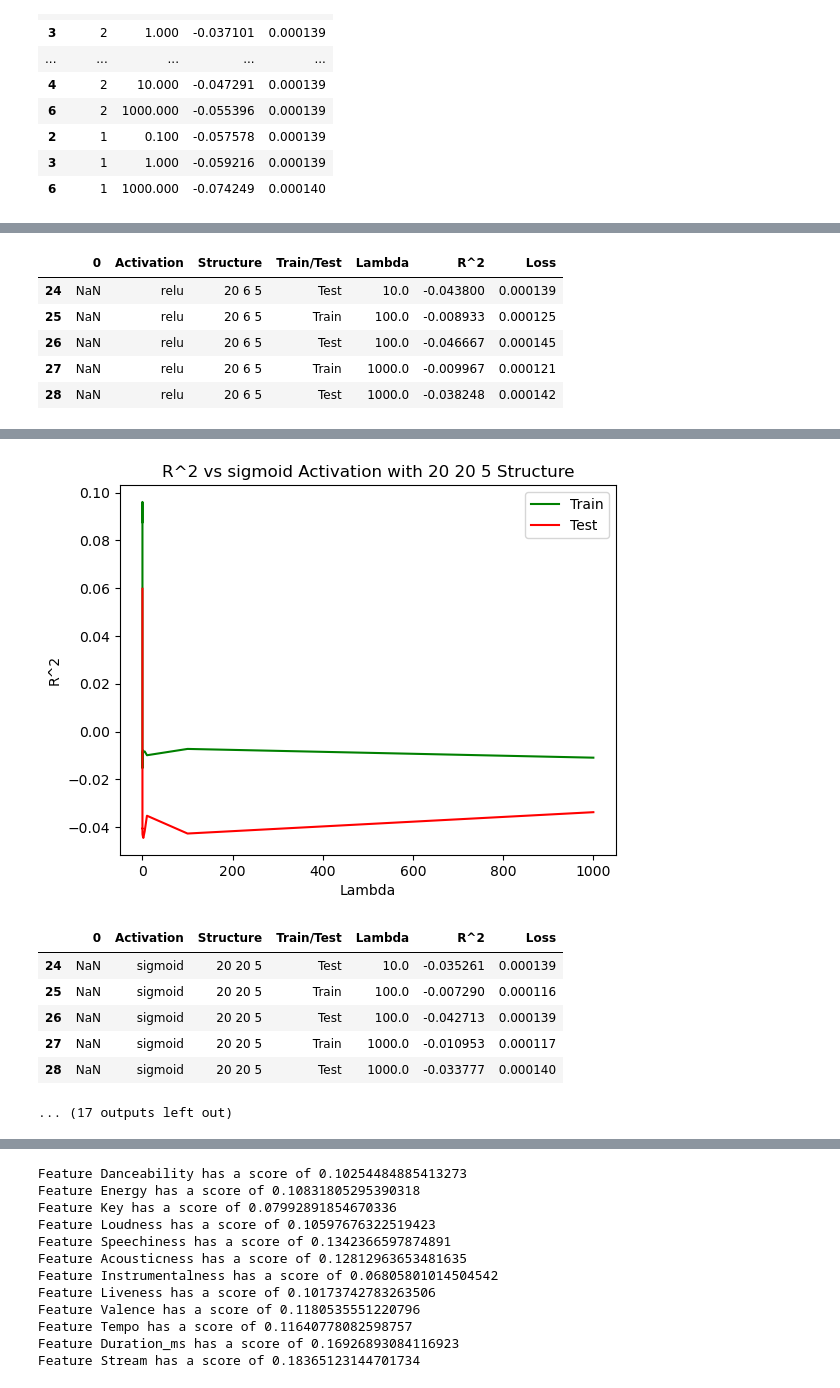
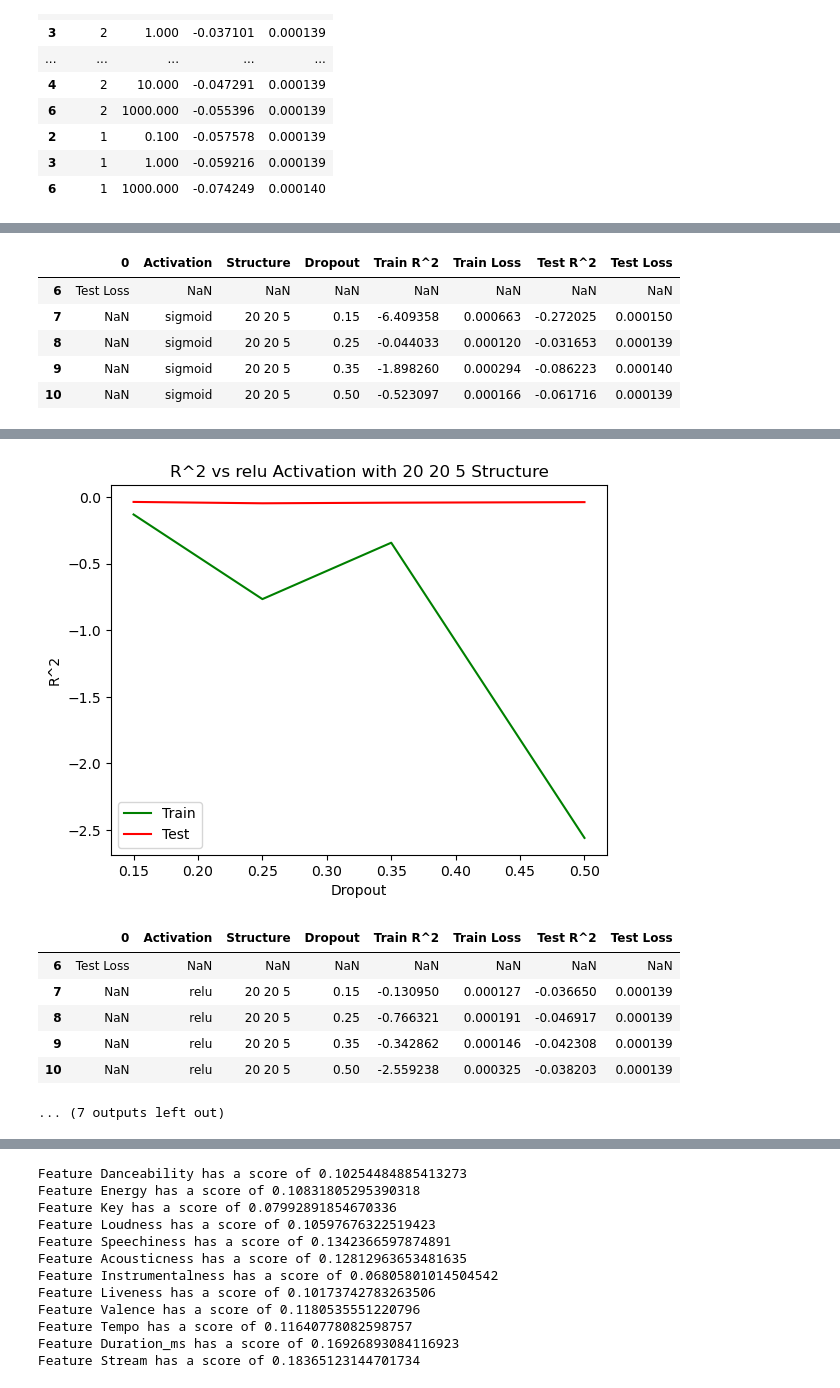
Before and after one commit to NickyDCFP/Machine-Learning-4563-Final-Project, a Jupyter notebook: keras.ipynb, the cells around one changed output, grey strips where cells are left out. Cells and saved outputs as stored; diff of their text form; code cells hidden in the pictures.

```diff
--- a/keras.ipynb
+++ b/keras.ipynb
@@ -369,13 +369,16 @@ display(results)
 # %%
 
 def test_structure(struct, activation, results):
-    res = pd.DataFrame(['Activation', 'Train/Test', 'Lambda', 'R^2', 'Loss'])
-    lambdas = [0, 1e-7, 1e-6, 1e-3, 0.01, 0.1, 1, 2, 5, 10, 100, 1000]
-    for l2 in lambdas:
+    res = pd.DataFrame(['Activation', 'Structure', 'Dropout', 'Train R^2', 'Train Loss', 'Test R^2', 'Test Loss'])
+    amts = [0.15, 0.25, 0.35, 0.5]
+    for amt in amts:
         model = keras.Sequential([
-        Dense(struct[0], activation=activation, kernel_regularizer=regularizers.l2(l2), input_shape=(X_train_scaled.shape[1], )),
-        Dense(struct[1], activation=activation, kernel_regularizer=regularizers.l2(l2)),
-        Dense(struct[2], activation=activation, kernel_regularizer=regularizers.l2(l2)),
+        Dense(struct[0], activation=activation, input_shape=(X_train_scaled.shape[1], )),
+        Dropout(amt),
+        Dense(struct[1], activation=activation),
+        Dropout(amt),
+        Dense(struct[2], activation=activation),
+        Dropout(amt),
         Dense(1)])
         optimizer = Adam(learning_rate=0.0001) # Tried out 0.01 learning rate, not much different. 0.001 is the default. Lowering learning rate gives steady descent, nice
         model.compile(optimizer=optimizer, loss='mean_squared_error', metrics=[r2])
@@ -383,41 +386,32 @@ def test_structure(struct, activation, results):
                     epochs=150,
                     batch_size=150,
                     verbose=0)
-        loss, r_2 = fit.history['loss'][-1], fit.history['r2'][-1]
+        train_loss, train_r_2 = fit.history['loss'][-1], fit.history['r2'][-1]
+        test_loss, test_r_2 = model.evaluate(X_test_scaled, y_test)
         res = pd.concat([res, pd.DataFrame({
             'Activation': activation,
             'Structure': " ".join(str(x) for x in struct),
-            'Train/Test': 'Train',
-            'Lambda': l2,
-            'R^2': r_2,
-            'Loss': loss
-        }, index=['L2'])], ignore_index=True)
-
-        loss, r_2 = model.evaluate(X_test_scaled, y_test)
-        res = pd.concat([res, pd.DataFrame({
-            'Activation': activation,
-            'Structure': " ".join(str(x) for x in struct),
-            'Train/Test': 'Test',
-            'Lambda': l2,
-            'R^2': r_2,
-            'Loss': loss
-        }, index=['L2'])], ignore_index=True)
+            'Dropout': amt,
+            'Train R^2': train_r_2,
+            'Train Loss': train_loss,
+            'Test R^2': test_r_2,
+            'Test Loss': test_loss,
+        }, index=['Dropout'])], ignore_index=True)
 
     fig, ax = plt.subplots()
-    train_data = res[res['Train/Test'] == 'Train']
-    test_data = res[res['Train/Test'] == 'Test']
-    ax.plot(train_data['Lambda'], train_data['R^2'], label='Train', color='green')
-    ax.plot(test_data['Lambda'], test_data['R^2'], label='Test', color='red')
+
+    ax.plot(res['Dropout'], res['Train R^2'], label='Train', color='green')
+    ax.plot(res['Dropout'], res['Test R^2'], label='Test', color='red')
     ax.legend()
-    ax.set_xlabel('Lambda')
+    ax.set_xlabel('Dropout')
     ax.set_ylabel('R^2')
     ax.set_title(f'R^2 vs {activation} Activation with {" ".join(str(x) for x in struct)} Structure')
     plt.show()
     results = pd.concat([results, res], axis=0)
     return results
 
-def test_models(activations=['sigmoid', 'tanh', 'relu'], structures = ([20, 6, 5], [20, 20, 5], [20, 11, 5])):
-    results = pd.DataFrame(['Activation', 'Structure', 'Train/Test', 'Lambda', 'R^2', 'Loss'])
+def test_models(activations=['sigmoid','relu'], structures = ([20, 6, 5], [20, 20, 5], [20, 11, 5])):
+    results = pd.DataFrame(['Activation', 'Structure', 'Dropout', 'Train R^2', 'Train Loss', 'Test R^2', 'Test Loss'])
     for struct in structures:
         for activation in activations:
             results = test_structure(struct, activation, results)
@@ -481,6 +451,6 @@ results = test_models()
-|  | 0 | Activation | Structure | Train/Test | Lambda | R^2 | Loss |
-| 24 | NaN | relu | 20 6 5 | Test | 10.0 | -0.043800 | 0.000139 |
-| 25 | NaN | relu | 20 6 5 | Train | 100.0 | -0.008933 | 0.000125 |
-| 26 | NaN | relu | 20 6 5 | Test | 100.0 | -0.046667 | 0.000145 |
-| 27 | NaN | relu | 20 6 5 | Train | 1000.0 | -0.009967 | 0.000121 |
-| 28 | NaN | relu | 20 6 5 | Test | 1000.0 | -0.038248 | 0.000142 |
+|  | 0 | Activation | Structure | Dropout | Train R^2 | Train Loss | Test R^2 | Test Loss |
+| 6 | Test Loss | NaN | NaN | NaN | NaN | NaN | NaN | NaN |
+| 7 | NaN | sigmoid | 20 20 5 | 0.15 | -6.409358 | 0.000663 | -0.272025 | 0.000150 |
+| 8 | NaN | sigmoid | 20 20 5 | 0.25 | -0.044033 | 0.000120 | -0.031653 | 0.000139 |
+| 9 | NaN | sigmoid | 20 20 5 | 0.35 | -1.898260 | 0.000294 | -0.086223 | 0.000140 |
+| 10 | NaN | sigmoid | 20 20 5 | 0.50 | -0.523097 | 0.000166 | -0.061716 | 0.000139 |
@@ -499,9 +461,9 @@ results = test_models()
-[figure, old version]
+[figure, new version]
-|  | 0 | Activation | Structure | Train/Test | Lambda | R^2 | Loss |
-| 24 | NaN | sigmoid | 20 20 5 | Test | 10.0 | -0.035261 | 0.000139 |
-| 25 | NaN | sigmoid | 20 20 5 | Train | 100.0 | -0.007290 | 0.000116 |
-| 26 | NaN | sigmoid | 20 20 5 | Test | 100.0 | -0.042713 | 0.000139 |
-| 27 | NaN | sigmoid | 20 20 5 | Train | 1000.0 | -0.010953 | 0.000117 |
-| 28 | NaN | sigmoid | 20 20 5 | Test | 1000.0 | -0.033777 | 0.000140 |
+|  | 0 | Activation | Structure | Dropout | Train R^2 | Train Loss | Test R^2 | Test Loss |
+| 6 | Test Loss | NaN | NaN | NaN | NaN | NaN | NaN | NaN |
+| 7 | NaN | relu | 20 20 5 | 0.15 | -0.130950 | 0.000127 | -0.036650 | 0.000139 |
+| 8 | NaN | relu | 20 20 5 | 0.25 | -0.766321 | 0.000191 | -0.046917 | 0.000139 |
+| 9 | NaN | relu | 20 20 5 | 0.35 | -0.342862 | 0.000146 | -0.042308 | 0.000139 |
+| 10 | NaN | relu | 20 20 5 | 0.50 | -2.559238 | 0.000325 | -0.038203 | 0.000139 |
-... (17 outputs left out)
+... (7 outputs left out)
 # %%
```
Also changed, not shown: parts of 7 cells of this notebook, 1 other file.
